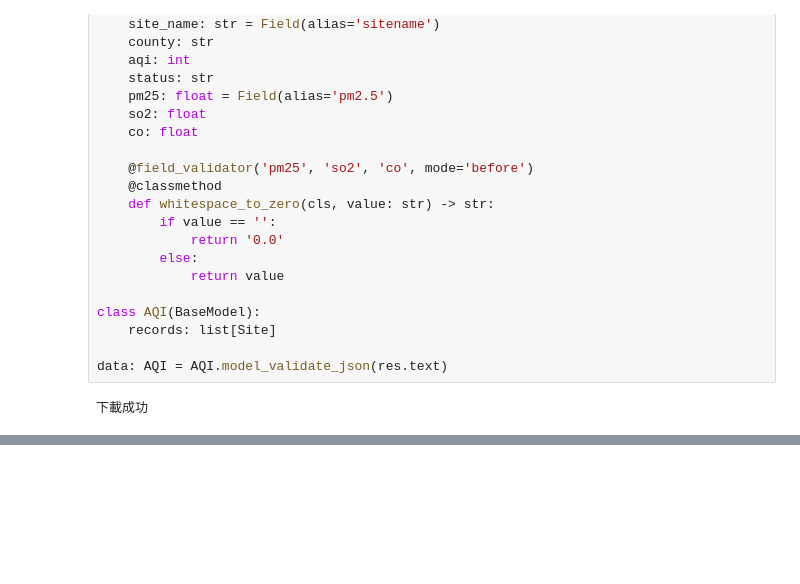
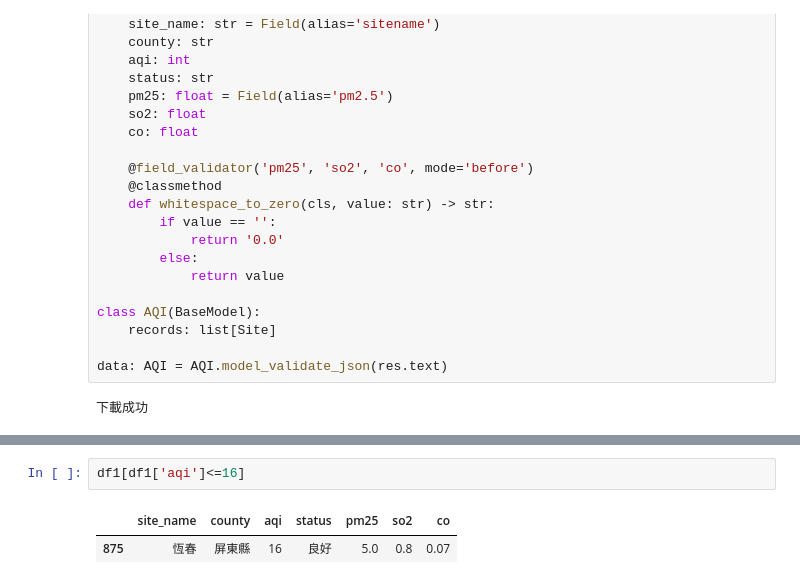
Before and after one commit to victor1629/PYTHON, a Jupyter notebook: lesson16/lesson16_4.ipynb, the cells around one changed output, grey strips where cells are left out. Saved outputs shown, nothing was run; the diff lists cells and outputs as text; blank space fills up the shorter version.

```diff
--- a/lesson16/lesson16_4.ipynb
+++ b/lesson16/lesson16_4.ipynb
@@ -44,0 +77,5 @@ df1
+# %%
+df1[df1['aqi']<=16]
+# %% [output]
+|  | site_name | county | aqi | status | pm25 | so2 | co |
+| 875 | 恆春 | 屏東縣 | 16 | 良好 | 5.0 | 0.8 | 0.07 |
```
Also changed, not shown: parts of 2 cells of this notebook, 4 other files.
